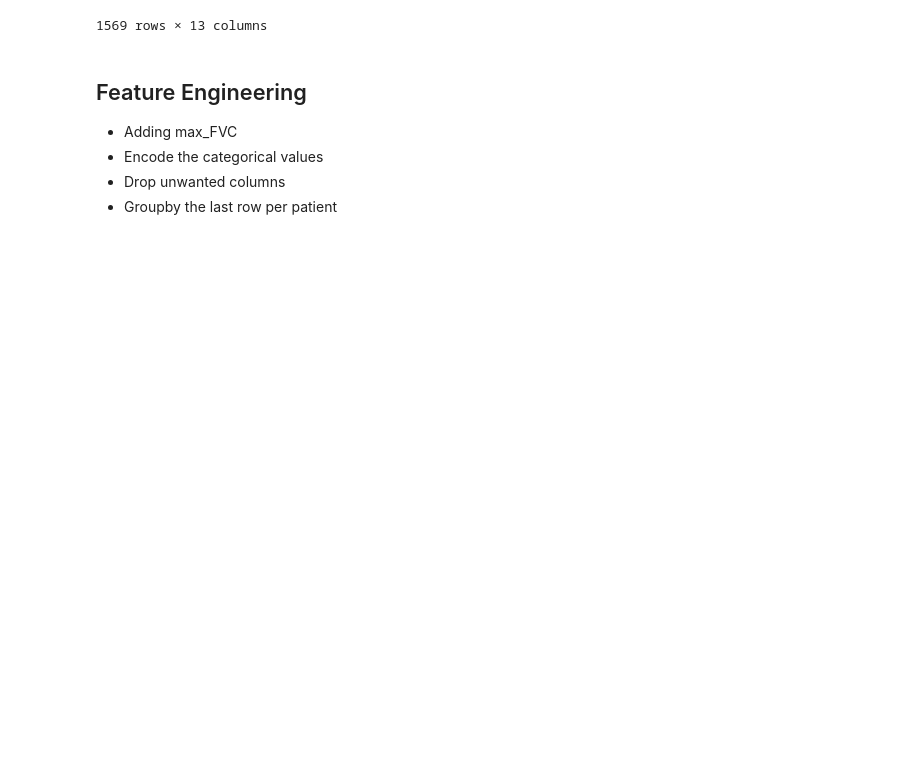
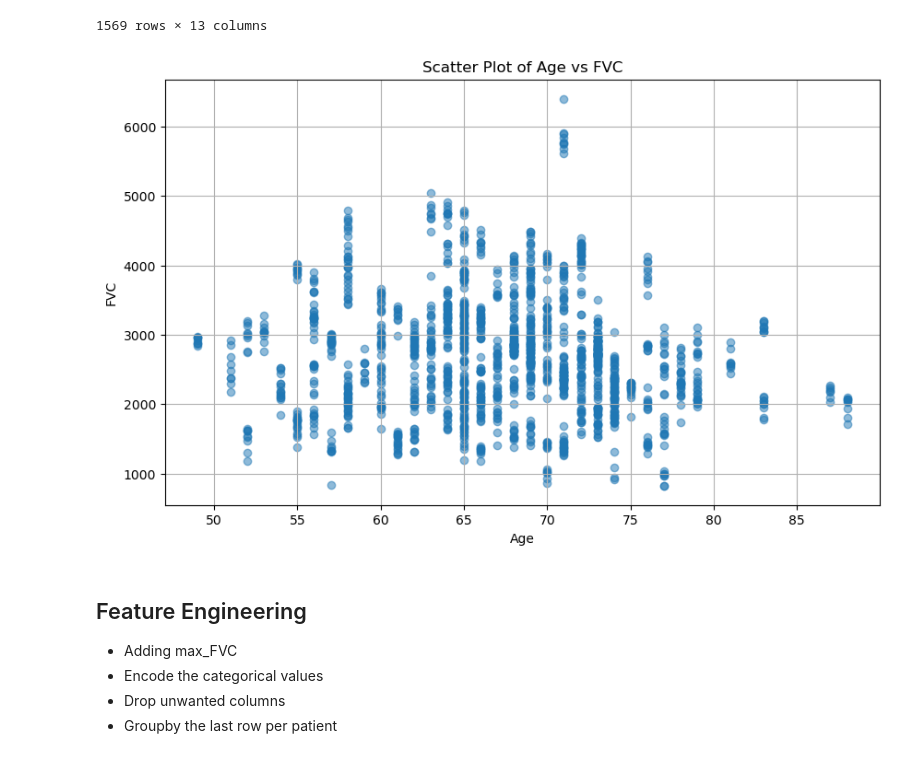
Before and after one commit to jordisc97/team9_boehringer, a Jupyter notebook: train_notebooks/02_Boeringher_team9_Regression_model.ipynb, the cells around one changed output. Saved outputs shown, nothing was run; the diff lists cells and outputs as text; code cells hidden in the pictures; blank space fills up the shorter version.

```diff
--- a/train_notebooks/02_Boeringher_team9_Regression_model.ipynb
+++ b/train_notebooks/02_Boeringher_team9_Regression_model.ipynb
@@ -49,6 +49,19 @@ display(df)
 | 1567 | ID00426637202313170790466 | ./preprocessed_images/ID004266372... | 1 | 73.0 | 59 | 2774.0 | Male | Never smoked | 2925.0 | 59.0 | ... |
 | 1568 | ID00426637202313170790466 | ./preprocessed_images/ID004266372... | 1 | 73.0 | 59 | 2774.0 | Male | Never smoked | NaN | 59.0 | ... |
 1569 rows × 13 columns
+# %%
+import matplotlib.pyplot as plt
+
+# Plot scatter Age vs FVC
+plt.figure(figsize=(10, 6))
+plt.scatter(df_hack['Age'], df_hack['FVC'], alpha=0.5)
+plt.title('Scatter Plot of Age vs FVC')
+plt.xlabel('Age')
+plt.ylabel('FVC')
+plt.grid(True)
+plt.show()
+# %% [output]
+[figure, added]
 # %% [markdown]
 ## Feature Engineering
 + Adding max_FVC
```
Also changed, not shown: parts of 1 cell of this notebook, 4 other files.
